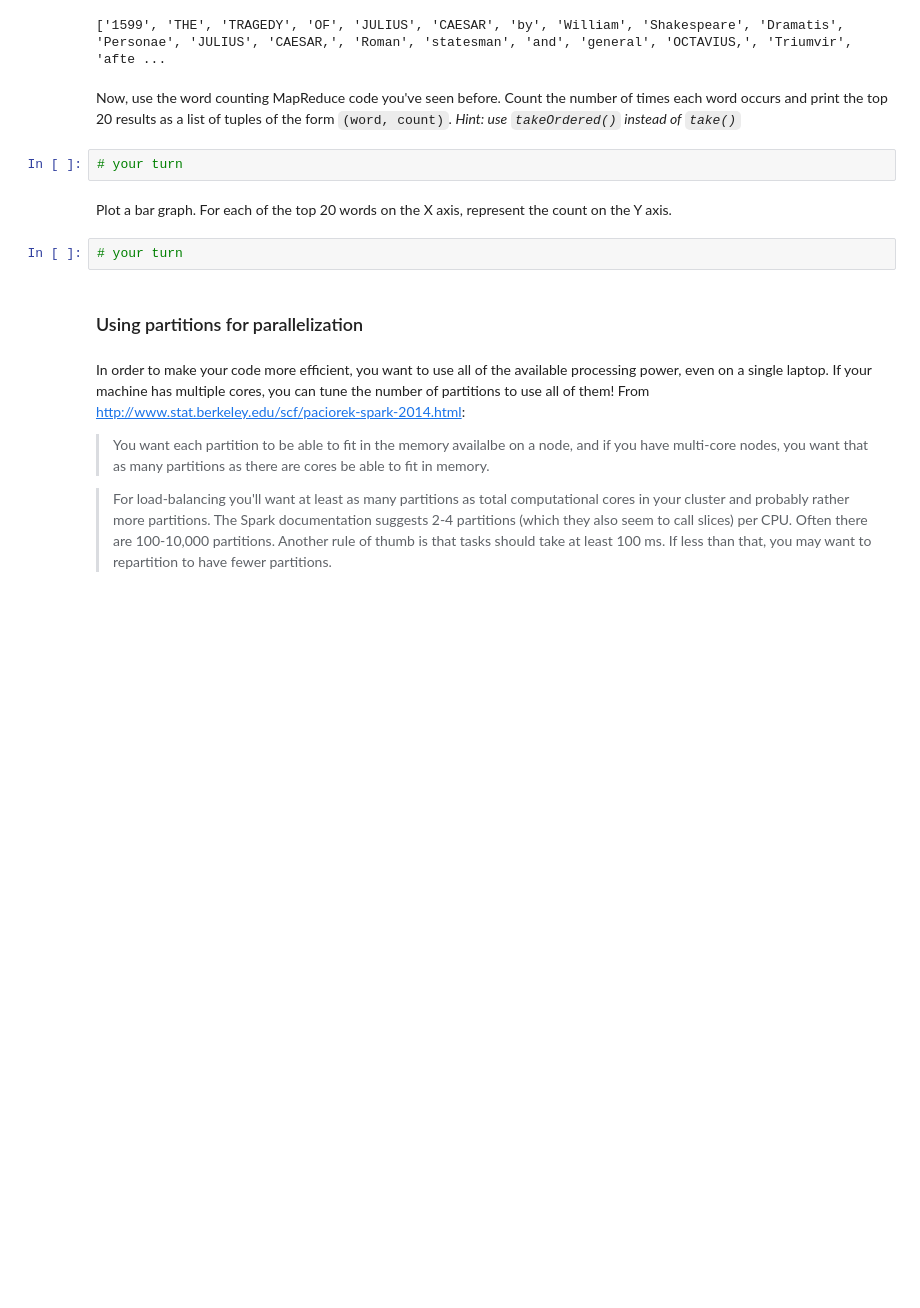
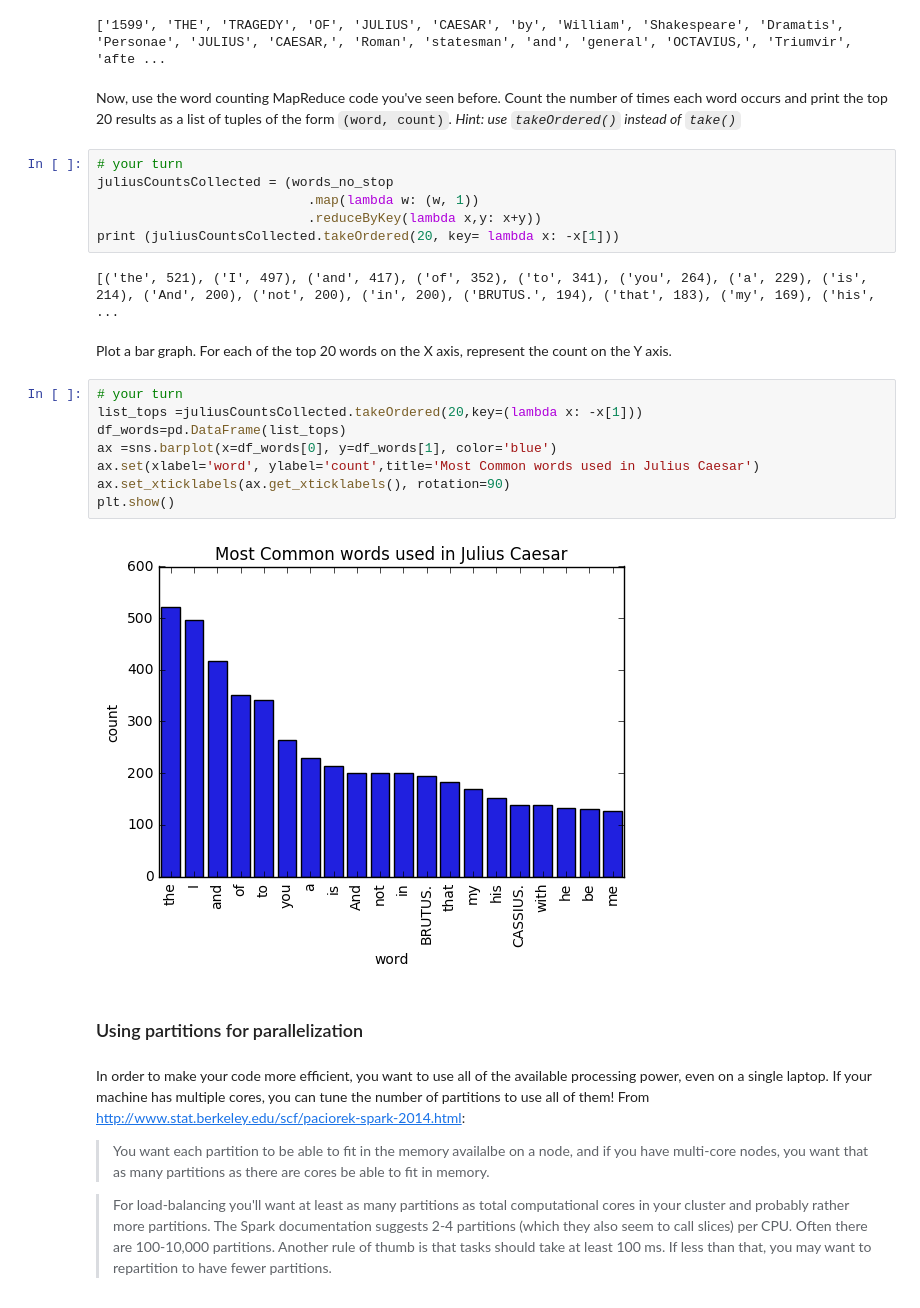
Before and after one commit to harsh29320/ParkSpark_Mini_Project, a Jupyter notebook: pyspark.ipynb, the cells around one changed output. Cells and saved outputs as stored; diff of their text form; blank space fills up the shorter version.

```diff
--- a/pyspark.ipynb
+++ b/pyspark.ipynb
@@ -332,12 +331,26 @@ print(words_no_stop.take(20))
 ['1599', 'THE', 'TRAGEDY', 'OF', 'JULIUS', 'CAESAR', 'by', 'William', 'Shakespeare', 'Dramatis', 'Personae', 'JULIUS', 'CAESAR,', 'Roman', 'statesman', 'and', 'general', 'OCTAVIUS,', 'Triumvir', 'afte ...
 # %% [markdown]
 Now, use the word counting MapReduce code you've seen before. Count the number of times each word occurs and print the top 20 results as a list of tuples of the form `(word, count)`. *Hint: use `takeOrdered()` instead of `take()`*
-# %%
-# your turn
+# %%
+# your turn
+juliusCountsCollected = (words_no_stop
+                           .map(lambda w: (w, 1))
+                           .reduceByKey(lambda x,y: x+y))
+print (juliusCountsCollected.takeOrdered(20, key= lambda x: -x[1]))
+# %% [output]
+[('the', 521), ('I', 497), ('and', 417), ('of', 352), ('to', 341), ('you', 264), ('a', 229), ('is', 214), ('And', 200), ('not', 200), ('in', 200), ('BRUTUS.', 194), ('that', 183), ('my', 169), ('his', ...
 # %% [markdown]
 Plot a bar graph. For each of the top 20 words on the X axis, represent the count on the Y axis.
-# %%
-# your turn
+# %%
+# your turn
+list_tops =juliusCountsCollected.takeOrdered(20,key=(lambda x: -x[1]))
+df_words=pd.DataFrame(list_tops)
+ax =sns.barplot(x=df_words[0], y=df_words[1], color='blue')
+ax.set(xlabel='word', ylabel='count',title='Most Common words used in Julius Caesar')
+ax.set_xticklabels(ax.get_xticklabels(), rotation=90)
+plt.show()
+# %% [output]
+[figure, added]
 # %% [markdown]
 ### Using partitions for parallelization
 # %% [markdown]
```
Also changed, not shown: parts of 11 cells of this notebook.
